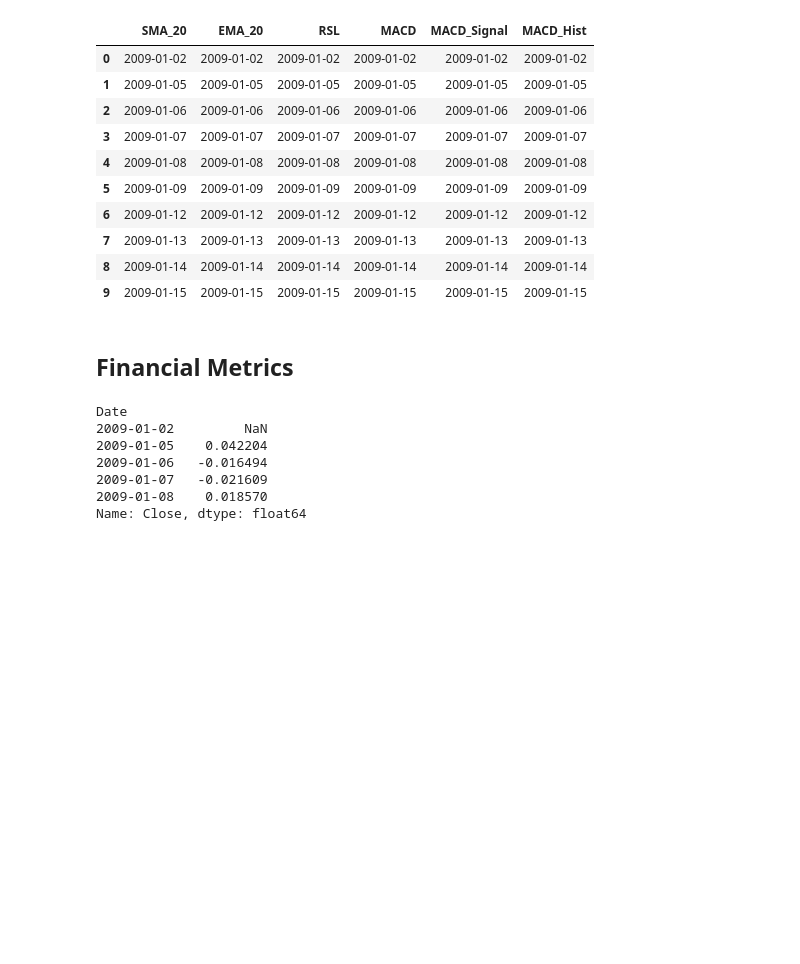
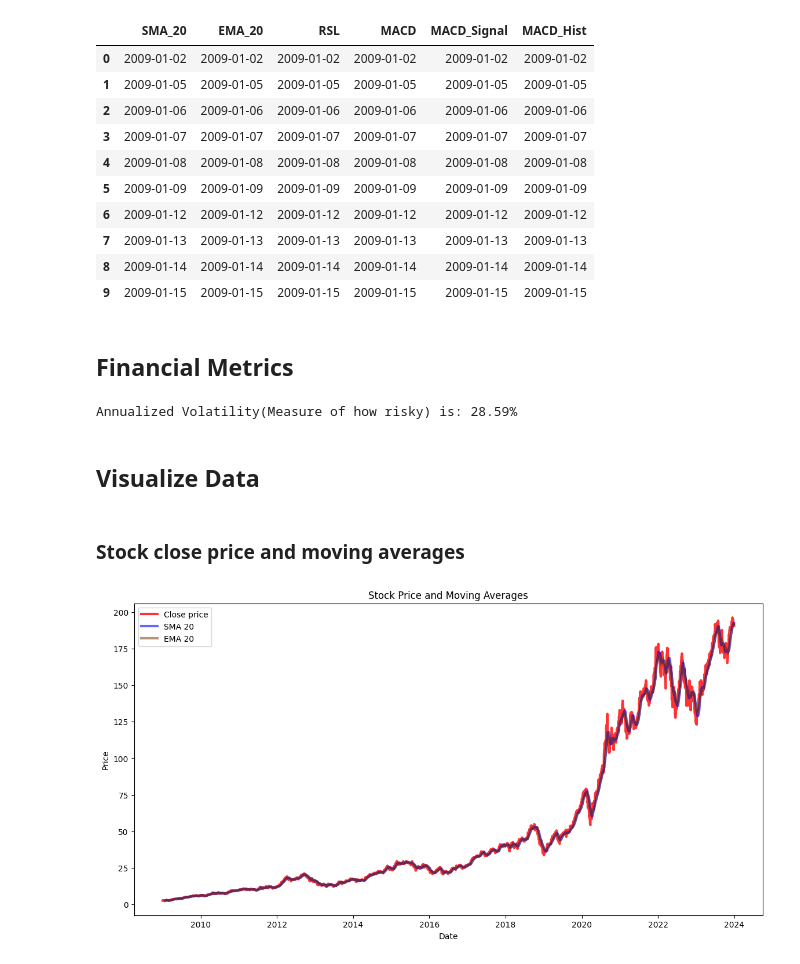
Before and after one commit to Aryam-21/Financial-News-and-Stock-Price-Analysis, a Jupyter notebook: notebooks/aapl.ipynb, the cells around one changed output. Saved outputs shown, nothing was run; the diff lists cells and outputs as text; code cells hidden in the pictures; blank space fills up the shorter version.

Commit message:
Visualizing the Data

```diff
--- a/notebooks/aapl.ipynb
+++ b/notebooks/aapl.ipynb
@@ -67,13 +65,24 @@ ta_df.head(10)
 # %% [markdown]
 ##  Financial Metrics
 # %%
-returns, volatility = financial_metrics(data['Close'])
-returns[:5]
+returns,cumulative_returns, volatility = financial_metrics(data['Close'])
+volatility_percent = volatility* 100
+print(f"Annualized Volatility(Measure of how risky) is: {volatility_percent:.2f}%")
 # %% [output]
-Date
-2009-01-02         NaN
-2009-01-05    0.042204
-2009-01-06   -0.016494
-2009-01-07   -0.021609
-2009-01-08    0.018570
-Name: Close, dtype: float64
+Annualized Volatility(Measure of how risky) is: 28.59%
+# %% [markdown]
+## Visualize Data
+# %% [markdown]
+### Stock close price and moving averages
+# %%
+plt.figure(figsize=(14,7))
+plt.plot(data['Close'], label='Close price', color='r', alpha=0.8, linewidth=3)
+plt.plot(sma_20, label='SMA 20', color="b", alpha=0.6,linewidth=3)
+plt.plot(ema_20, label='EMA 20', color="#70390688",linewidth=3)
+plt.title('Stock Price and Moving Averages')
+plt.xlabel('Date')
+plt.ylabel('Price')
+plt.legend()
+plt.show()
+# %% [output]
+[figure, added]
```
Also changed, not shown: parts of 8 cells of this notebook, 2 other files.
